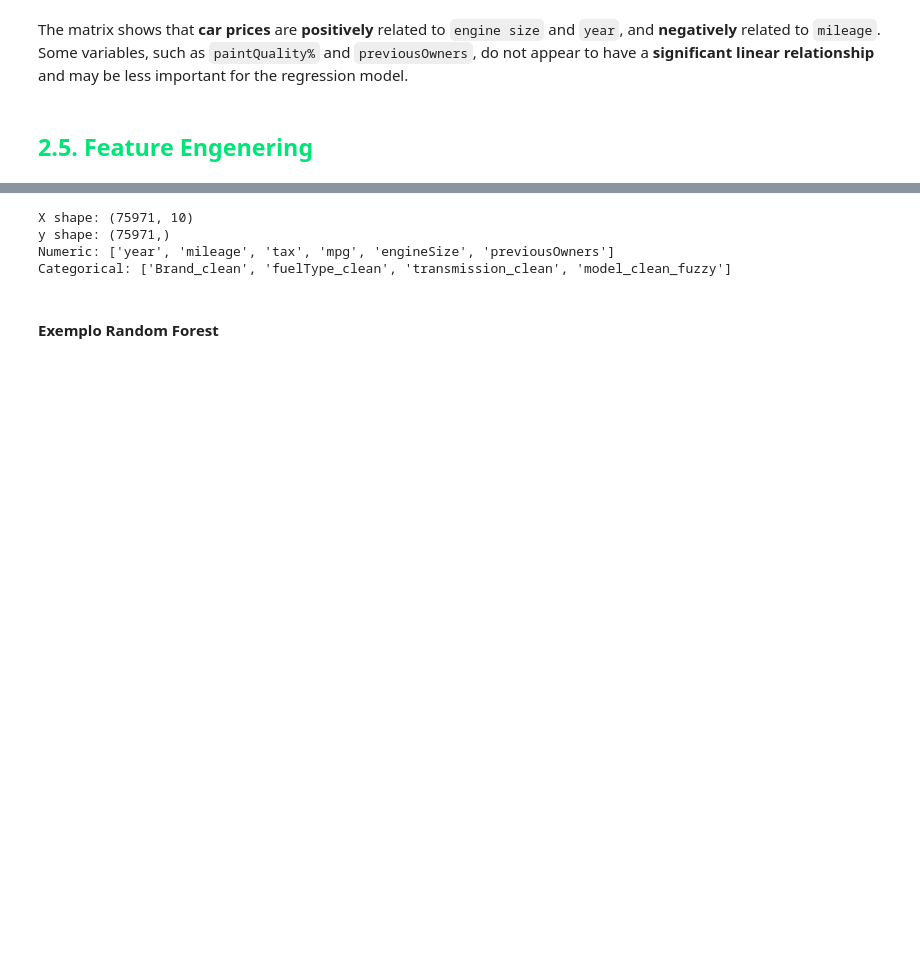
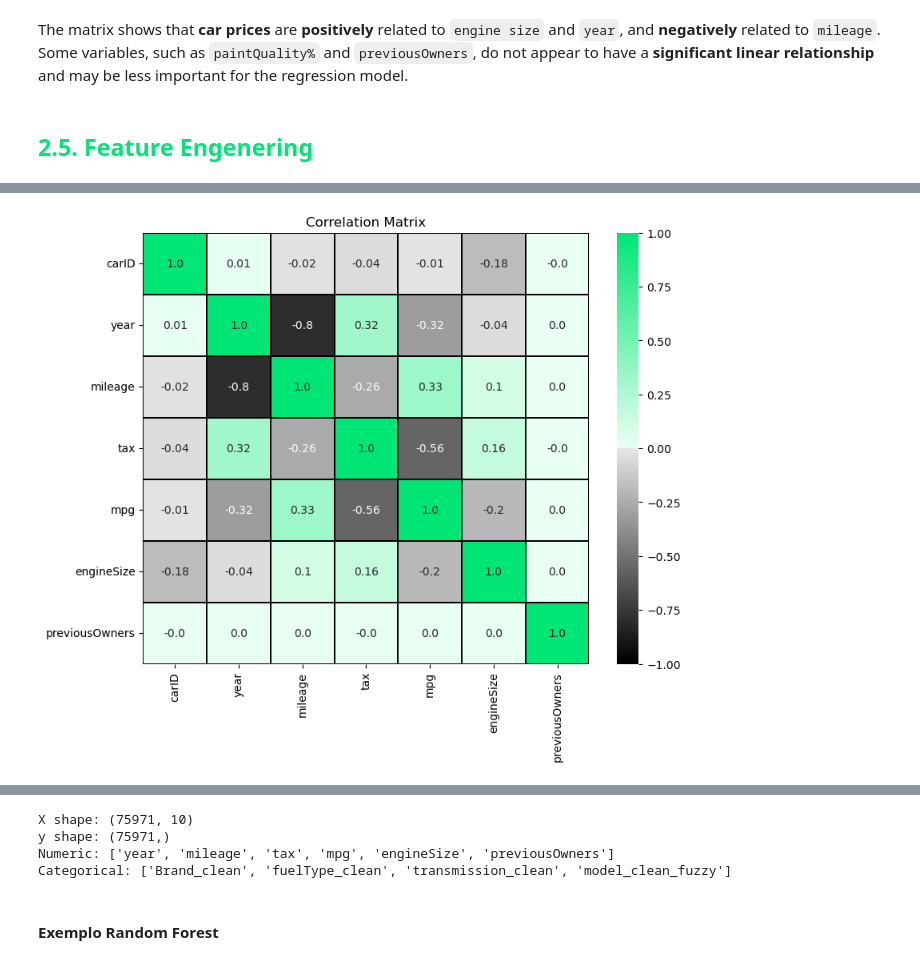
Before and after one commit to Danirib11221/MachineLearning39, a Jupyter notebook: MachineLearningProject.ipynb, the cells around one changed output, grey strips where cells are left out. Drawn from its saved outputs; the diff is of its cells as text; code cells hidden in the pictures; blank space fills up the shorter version.

Commit message:
UpdateFeatureSelection

```diff
--- a/MachineLearningProject.ipynb
+++ b/MachineLearningProject.ipynb
@@ -1946,0 +1927,7 @@ def new_features(df):
+# %%
+num_cols = df_train_new.select_dtypes(include=np.number).columns.tolist()
+if "price" in num_cols:
+    num_cols.remove("price")
+
+variances = df_train_new[num_cols].var().sort_values()
+variances
@@ -1946,0 +1975,3 @@ def new_features(df):
+# %%
+corr_spearman = df_train_new[num_cols].corr(method="spearman").round(2)
+corr_spearman
@@ -1946,0 +1987,19 @@ def new_features(df):
+# %%
+plt.figure(figsize=(9,7),dpi=100)
+cmap = LinearSegmentedColormap.from_list("black_to_green",
+    [(0.0, "#000000"), (0.50, "#e6e6e6"), (0.5001, "#eafff3"), (1.0, "#00E676")]
+)
+norm = TwoSlopeNorm(vmin=-1, vcenter=0, vmax=1)
+sns.heatmap(
+    corr_spearman,
+    annot= True,
+    fmt="",
+    cmap=cmap,
+    linecolor="black",
+    linewidths=0.1,
+    norm = norm,
+)
+plt.title("Correlation Matrix")
+plt.show()
+# %% [output]
+[figure, added]
```
Also changed, not shown: parts of 18 cells of this notebook.
